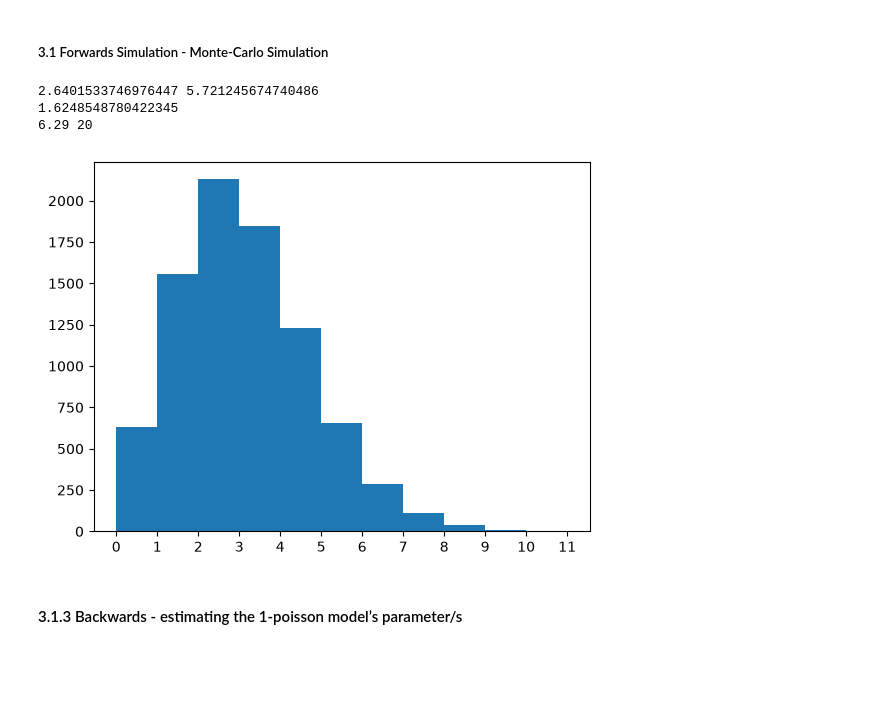
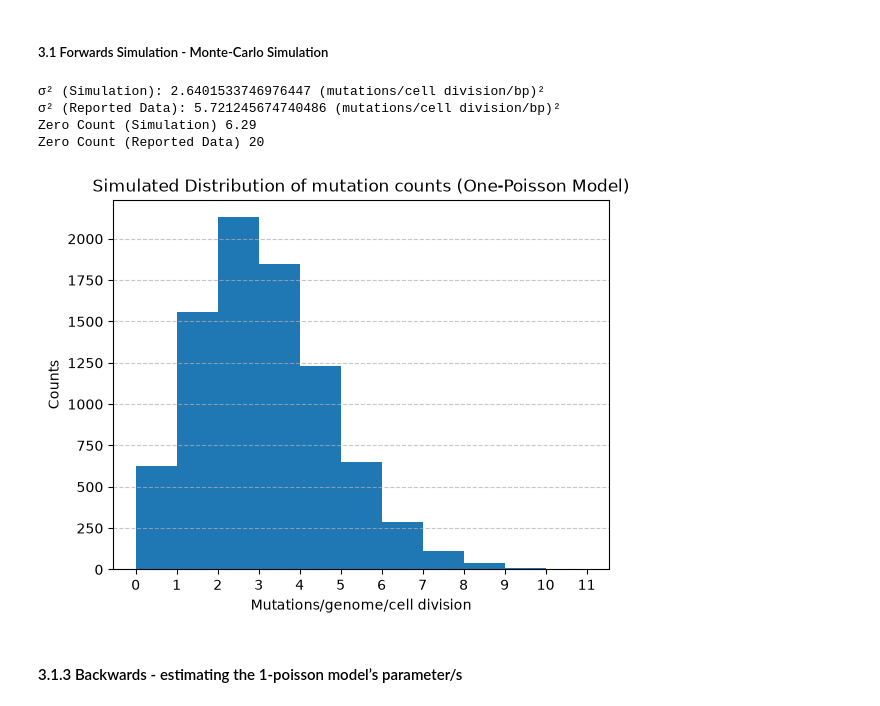
Before and after one commit to atomsim/cb2330-PRO1-Pair23, a Jupyter notebook: project.ipynb, the cells around one changed output. Drawn from its saved outputs; the diff is of its cells as text; code cells hidden in the pictures; blank space fills up the shorter version.

```diff
--- a/project.ipynb
+++ b/project.ipynb
@@ -321,31 +321,37 @@ Variance is higher than mean, thus overdispersed
 # %%
 cell_divisions = 85
 state = seed
 
 simulated_runs_oneP = []
 sim_oneP_devs = []
 sim_oneP_zeros = []
 sim_oneP_sums = []
 
 for i in range(100):
     simulated_counts, state = experiment_oneP(rprt_one_poisson_lambda, cell_divisions, state)
     simulated_runs_oneP.append(simulated_counts)
     sim_oneP_devs.append(std_dev(simulated_counts))
     sim_oneP_zeros.append(fraction_zero(simulated_counts) * 85)
 
-print(mean(sim_oneP_devs) ** 2, rprt_variance)
-print(mean(sim_oneP_devs))
-print(mean(sim_oneP_zeros), rprt_zeros)
+
+print(f"σ² (Simulation): {mean(sim_oneP_devs) ** 2} (mutations/cell division/bp)² \nσ² (Reported Data): {rprt_variance} (mutations/cell division/bp)²")
+print(f"Zero Count (Simulation) {mean(sim_oneP_zeros)} \nZero Count (Reported Data) {rprt_zeros}")
 
 fig, ax = plt.subplots()
 simulated_runs_oneP_flat = [y for x in simulated_runs_oneP for y in x]
 ax.hist(simulated_runs_oneP_flat, bins=range(min(simulated_runs_oneP_flat), max(simulated_runs_oneP_flat)+1, 1))
 ax.set_xticks((range(min(simulated_runs_oneP_flat), max(simulated_runs_oneP_flat)+1, 1)));
+plt.grid(axis='y', linestyle='--', alpha=0.7, zorder=0)
+plt.title("Simulated Distribution of mutation counts (One-Poisson Model)")
+plt.xlabel("Mutations/genome/cell division")
+plt.ylabel("Counts")
+plt.show()
 # %% [output]
-2.6401533746976447 5.721245674740486
-1.6248548780422345
-6.29 20
+σ² (Simulation): 2.6401533746976447 (mutations/cell division/bp)²
+σ² (Reported Data): 5.721245674740486 (mutations/cell division/bp)²
+Zero Count (Simulation) 6.29
+Zero Count (Reported Data) 20
-[figure, old version]
+[figure, new version]
 # %% [markdown]
 #### 3.1.3 Backwards - estimating the 1-poisson model’s parameter/s
 # %%
```
Also changed, not shown: parts of 5 cells of this notebook.
